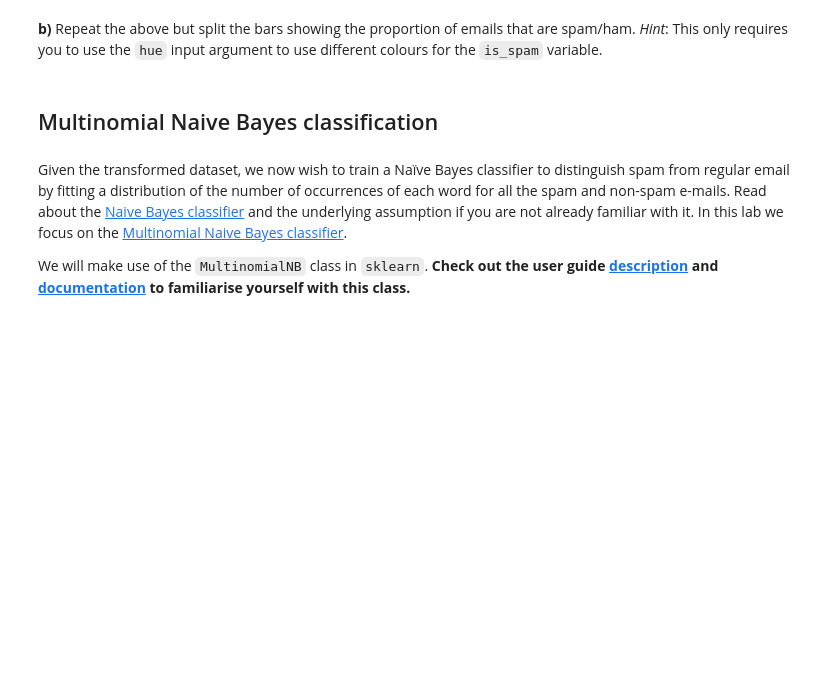
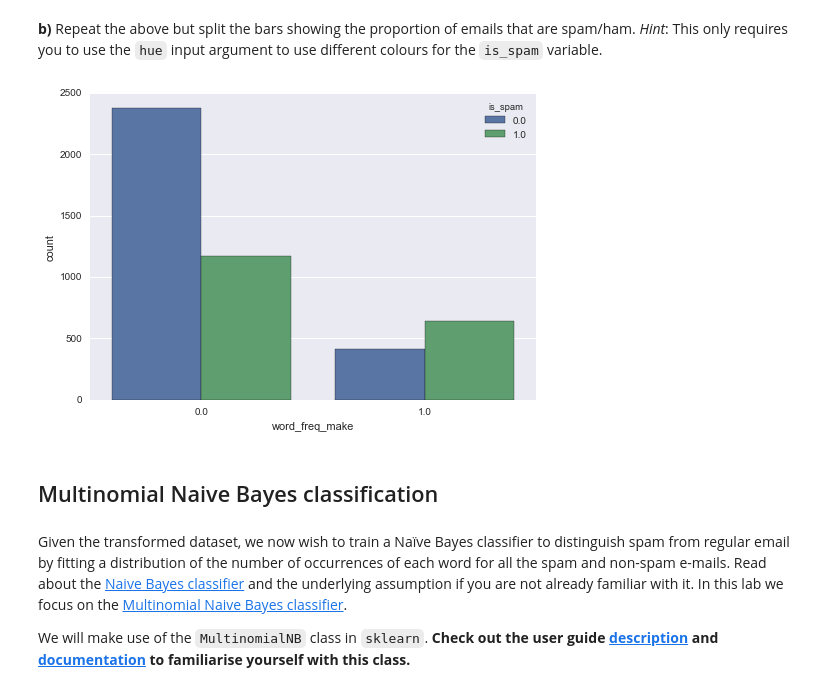
Before and after one commit to richardharmadi/iaml, a Jupyter notebook: 02_Lab_2_Data_analysis_visualisation.ipynb, the cells around one changed output. Cells and saved outputs as stored; diff of their text form; code cells hidden in the pictures; blank space fills up the shorter version.

```diff
--- a/02_Lab_2_Data_analysis_visualisation.ipynb
+++ b/02_Lab_2_Data_analysis_visualisation.ipynb
@@ -128,6 +188,9 @@ Now we want to get a feeling for how the presence or absence of some specific wo
 **b)** Repeat the above but split the bars showing the proportion of emails that are spam/ham. *Hint*: This only requires you to use the `hue` input argument to use different colours for the `is_spam` variable.
 # %%
 # Your code goes here
+ax=sns.countplot(x="word_freq_make",data=spambase_binary,hue="is_spam")
+# %% [output]
+[figure, added]
 # %% [markdown]
 ## Multinomial Naive Bayes classification
 # %% [markdown]
```
Also changed, not shown: parts of 44 cells of this notebook.
